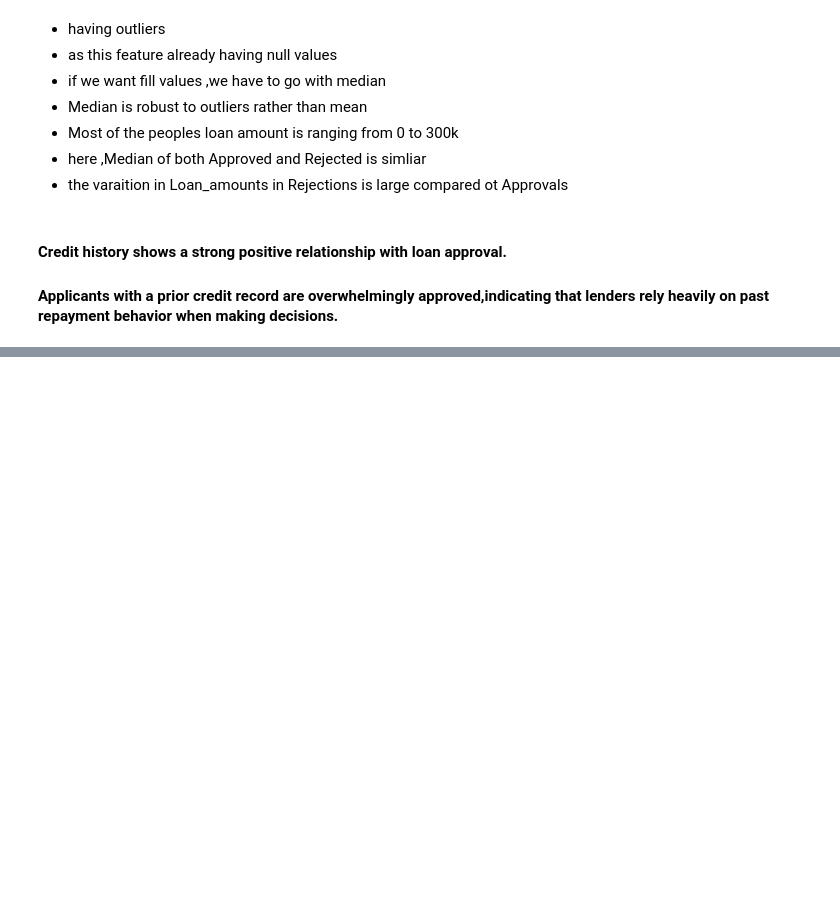
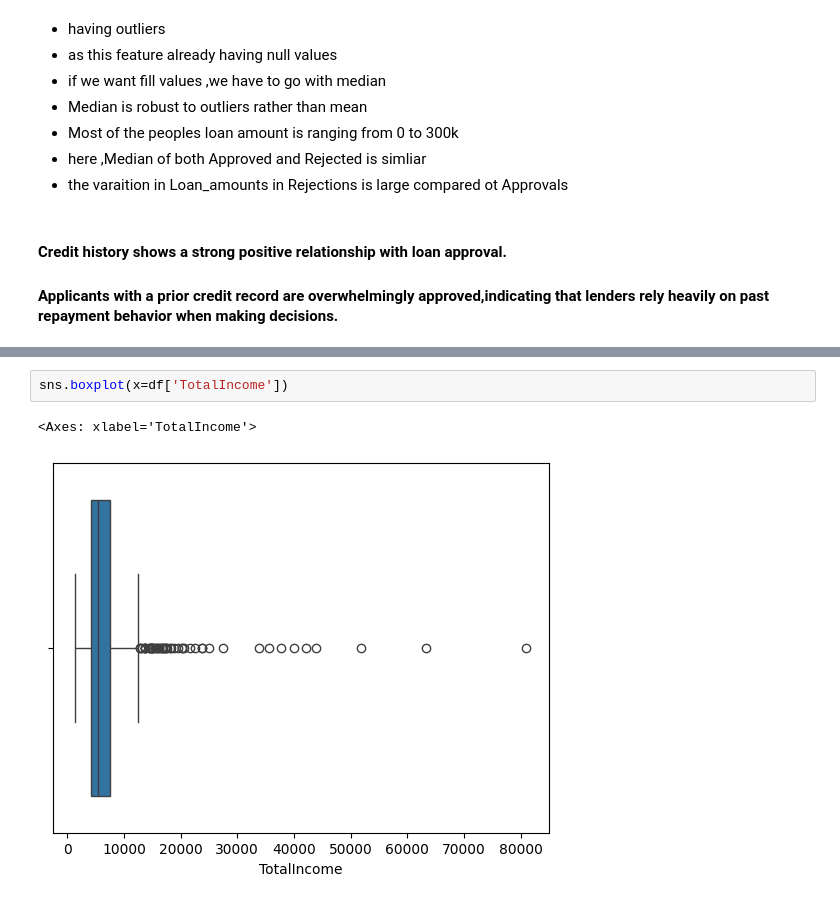
Before and after one commit to sivamani-muraboyina/LoanEligibilityPrediction, a Jupyter notebook: notebooks/eda.ipynb, the cells around one changed output, grey strips where cells are left out. Drawn from its saved outputs; the diff is of its cells as text; blank space fills up the shorter version.

```diff
--- a/notebooks/eda.ipynb
+++ b/notebooks/eda.ipynb
@@ -644,0 +711,5 @@ sns.boxplot(x=df['LoanAmount'],y=df['Loan_Status'],data=df)
+# %%
+sns.boxplot(x=df['TotalIncome'])
+# %% [output]
+<Axes: xlabel='TotalIncome'>
+[figure, added]
```
Also changed, not shown: parts of 25 cells of this notebook.
